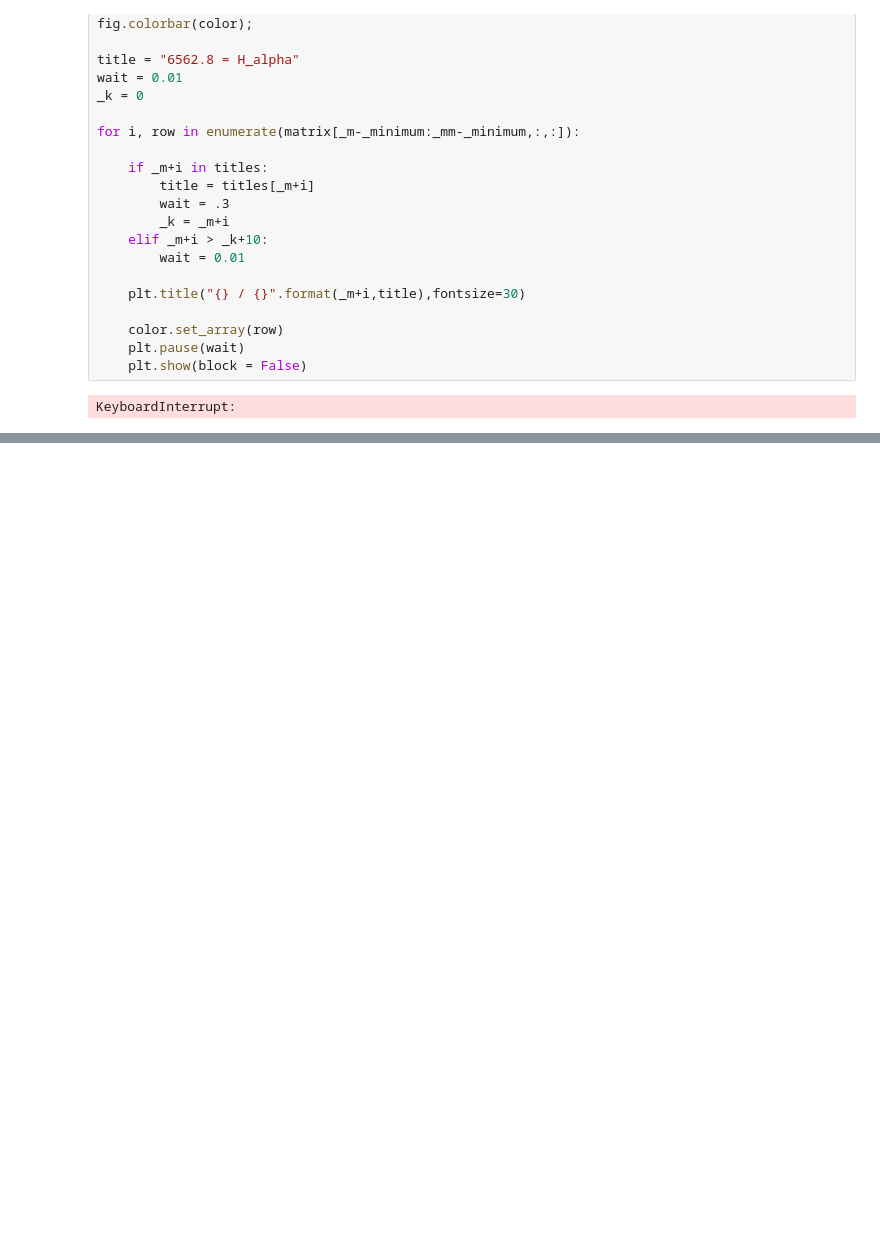
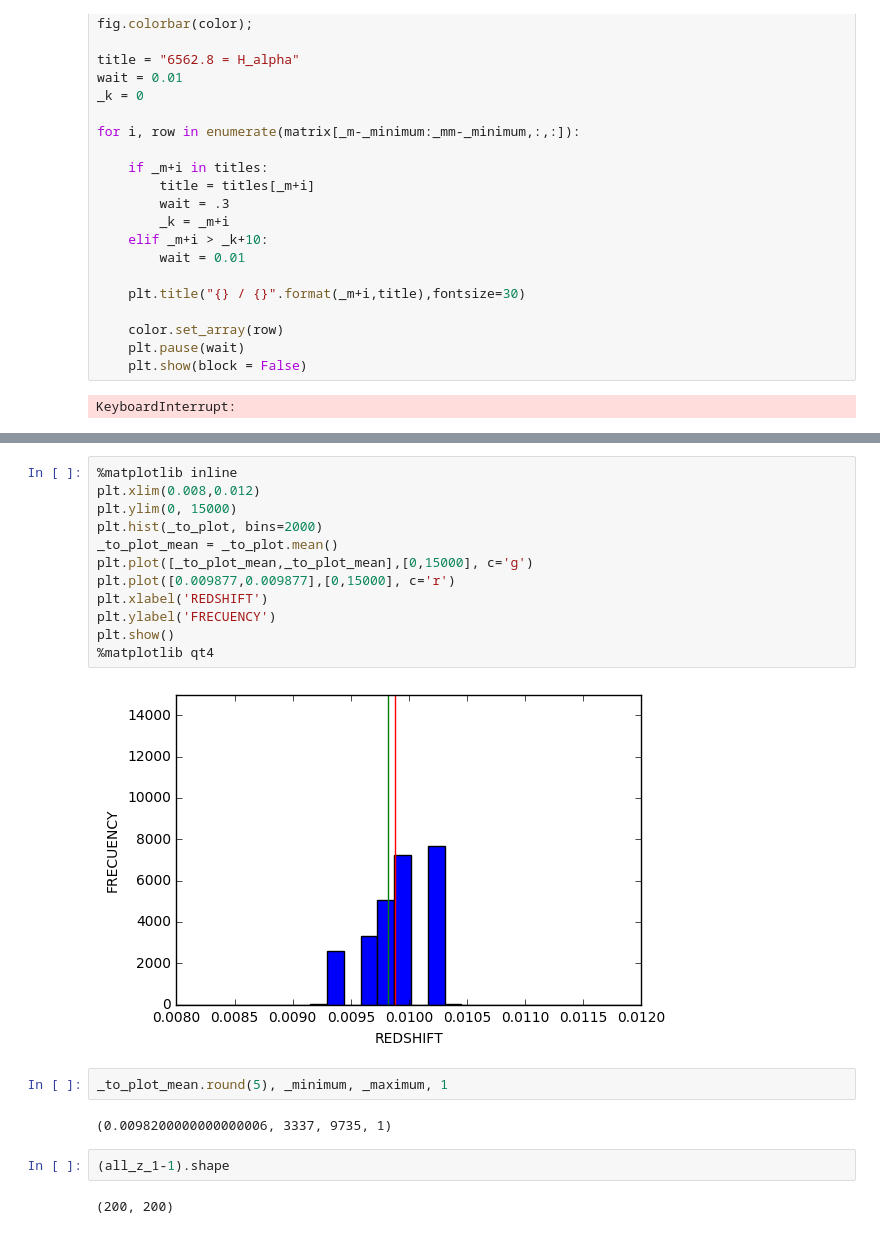
Before and after one commit to abhishekmalali/hcds, a Jupyter notebook: Creating a new matrix.ipynb, the cells around one changed output, grey strips where cells are left out. Drawn from its saved outputs; the diff is of its cells as text; blank space fills up the shorter version.

```diff
--- a/Creating a new matrix.ipynb
+++ b/Creating a new matrix.ipynb
@@ -288,0 +314,22 @@ KeyboardInterrupt:
+# %%
+%matplotlib inline
+plt.xlim(0.008,0.012)
+plt.ylim(0, 15000)
+plt.hist(_to_plot, bins=2000)
+_to_plot_mean = _to_plot.mean()
+plt.plot([_to_plot_mean,_to_plot_mean],[0,15000], c='g')
+plt.plot([0.009877,0.009877],[0,15000], c='r')
+plt.xlabel('REDSHIFT')
+plt.ylabel('FRECUENCY')
+plt.show()
+%matplotlib qt4
+# %% [output]
+[figure, added]
+# %%
+_to_plot_mean.round(5), _minimum, _maximum, 1
+# %% [output]
+(0.0098200000000000006, 3337, 9735, 1)
+# %%
+(all_z_1-1).shape
+# %% [output]
+(200, 200)
```
Also changed, not shown: parts of 18 cells of this notebook.
